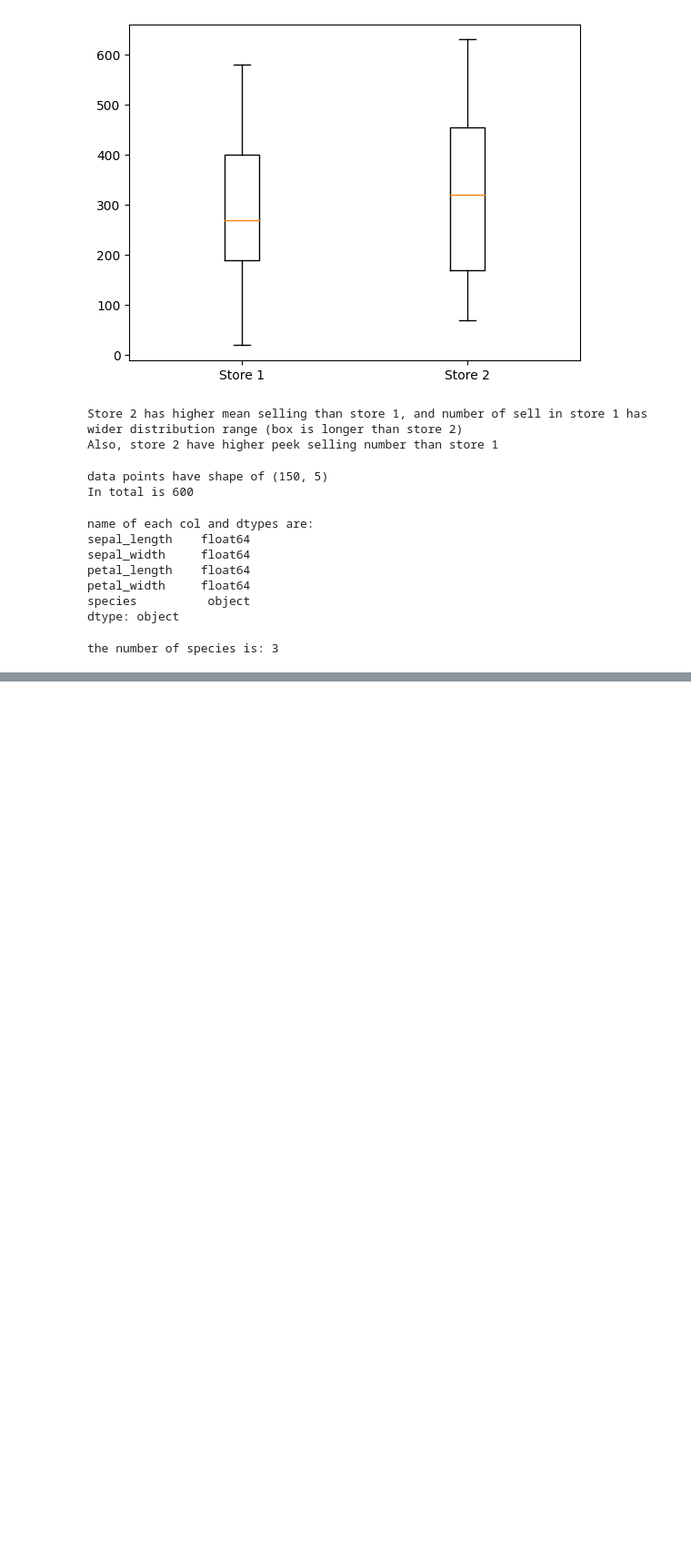
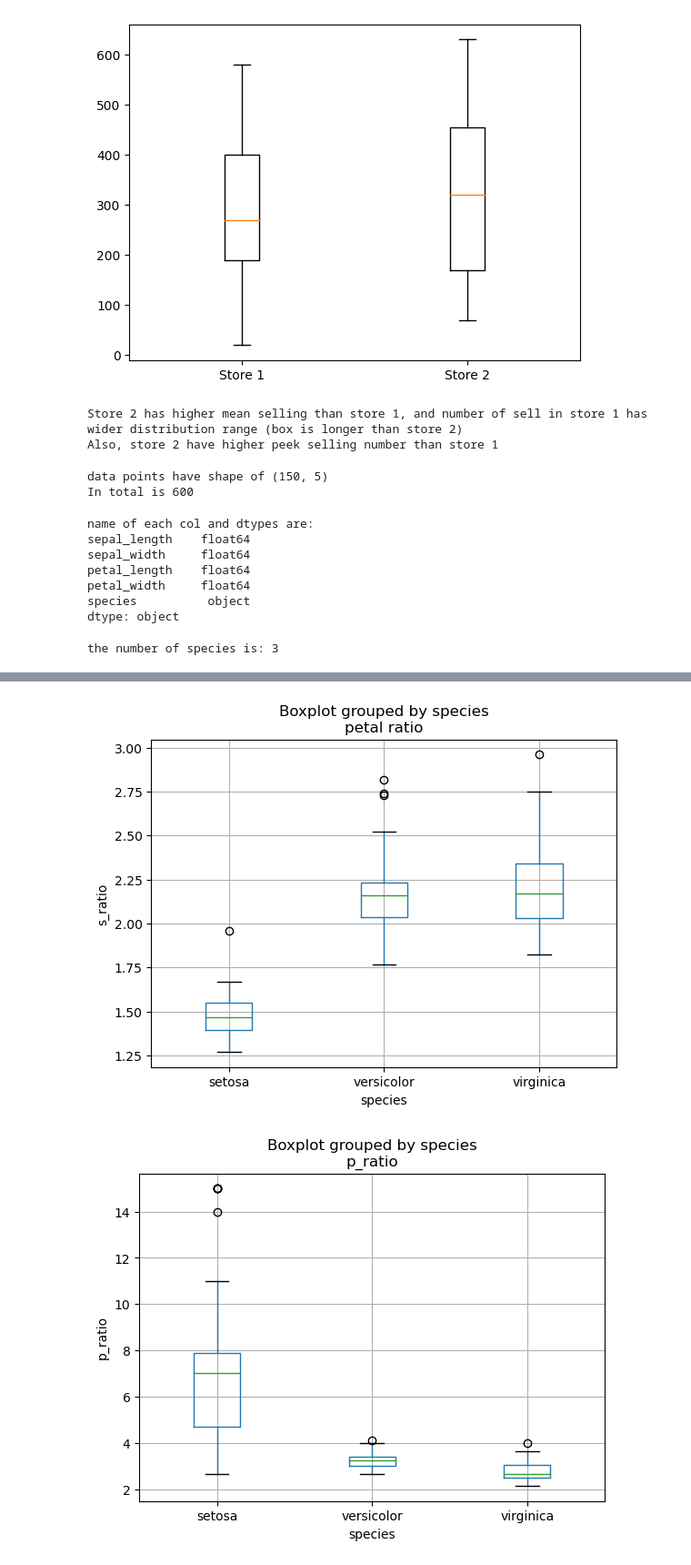
Before and after one commit to lc0312/COSC502, a Jupyter notebook: hw3_Liu.ipynb, the cells around one changed output, grey strips where cells are left out. Shown at 91% size. Saved outputs shown, nothing was run; the diff lists cells and outputs as text; code cells hidden in the pictures; blank space fills up the shorter version.

```diff
--- a/hw3_Liu.ipynb
+++ b/hw3_Liu.ipynb
@@ -156,7 +156,29 @@ df_s0 = df[df['species'] == 'setosa']
 df_s0_sr = df_s0['sepal_length'] / df_s0['sepal_width'] # sepal ration for setosa
 df_s0_pr = df_s0['petal_length'] / df_s0['petal_width'] # petal ration for setosa
 
-print ('for setosa')
+print ('for setosa sepal')
 print (df_s0_sr.agg(['mean','median', 'min', 'max', 'std']))
+print ('for setosa petal')
+print (df_s0_pr.agg(['mean','median', 'min', 'max', 'std']))
+
+df_s1 = df[df['species'] == 'versicolor']
+
+df_s1_sr = df_s1['sepal_length'] / df_s1['sepal_width'] # sepal ration for setosa
+df_s1_pr = df_s1['petal_length'] / df_s1['petal_width'] # petal ration for setosa
+
+print ('for versicolor sepal')
+print (df_s1_sr.agg(['mean','median', 'min', 'max', 'std']))
+print ('for versicolor petal')
+print (df_s1_pr.agg(['mean','median', 'min', 'max', 'std']))
+
+df_s2 = df[df['species'] == 'virginica']
+
+df_s2_sr = df_s2['sepal_length'] / df_s2['sepal_width'] # sepal ration for setosa
+df_s2_pr = df_s2['petal_length'] / df_s2['petal_width'] # petal ration for setosa
+
+print ('for virginica sepal')
+print (df_s2_sr.agg(['mean','median', 'min', 'max', 'std']))
+print ('for virginica petal')
+print (df_s2_pr.agg(['mean','median', 'min', 'max', 'std']))
 # %% [output]
 species are: ['setosa' 'versicolor' 'virginica']
@@ -169,0 +201,24 @@ dtype: float64
+# %%
+# 5）
+import matplotlib.pyplot as plt
+
+df.loc[df.species == 'setosa', 's_ratio'] = df_s0_sr
+df.loc[df.species == 'setosa', 'p_ratio'] = df_s0_pr
+
+df.loc[df.species == 'versicolor', 's_ratio'] = df_s1_sr
+df.loc[df.species == 'versicolor', 'p_ratio'] = df_s1_pr
+
+df.loc[df.species == 'virginica', 's_ratio'] = df_s2_sr
+df.loc[df.species == 'virginica', 'p_ratio'] = df_s2_pr
+
+boxplot_0 = df.boxplot (column=['s_ratio'], by='species')
+boxplot_0.set_ylabel ('s_ratio')
+boxplot_0.set_title ('sepal ratio')
+boxplot_1 = df.boxplot (column=['p_ratio'], by='species')
+boxplot_1.set_ylabel ('p_ratio')
+boxplot_0.set_title ('petal ratio')
+
+plt.show()
+# %% [output]
+[figure, added]
+[figure, added]
```
Also changed, not shown: parts of 6 cells of this notebook.
